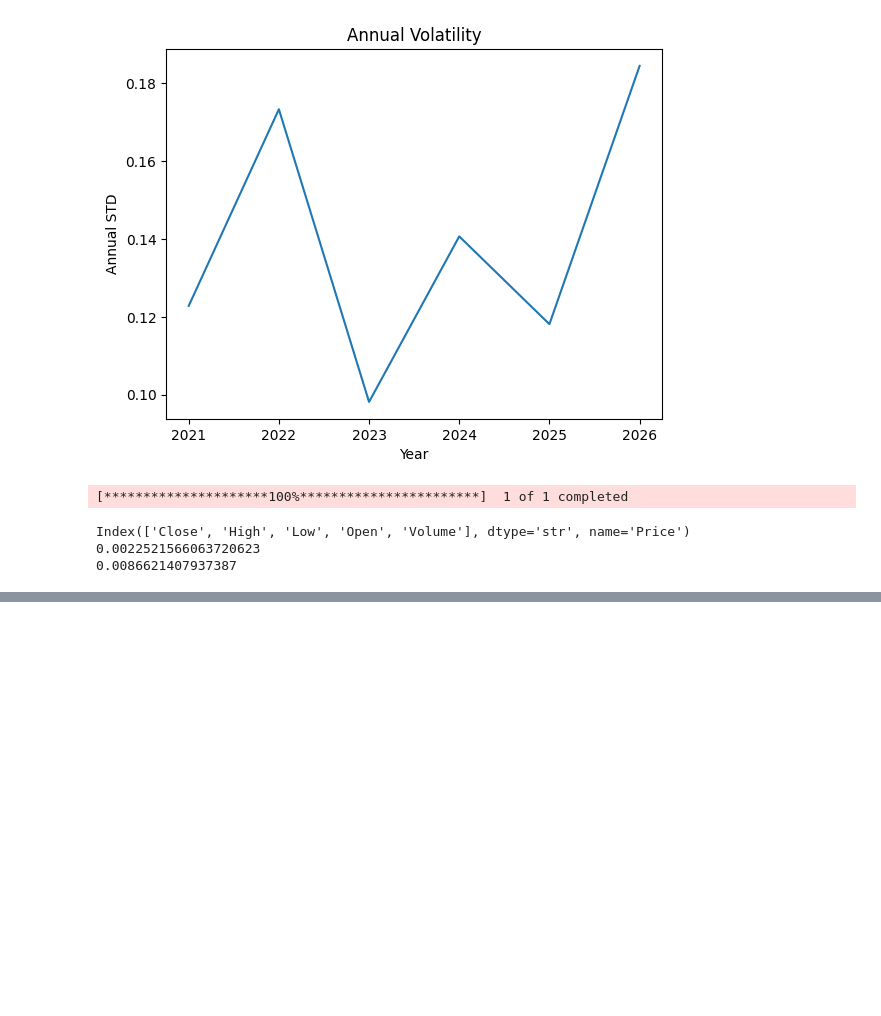
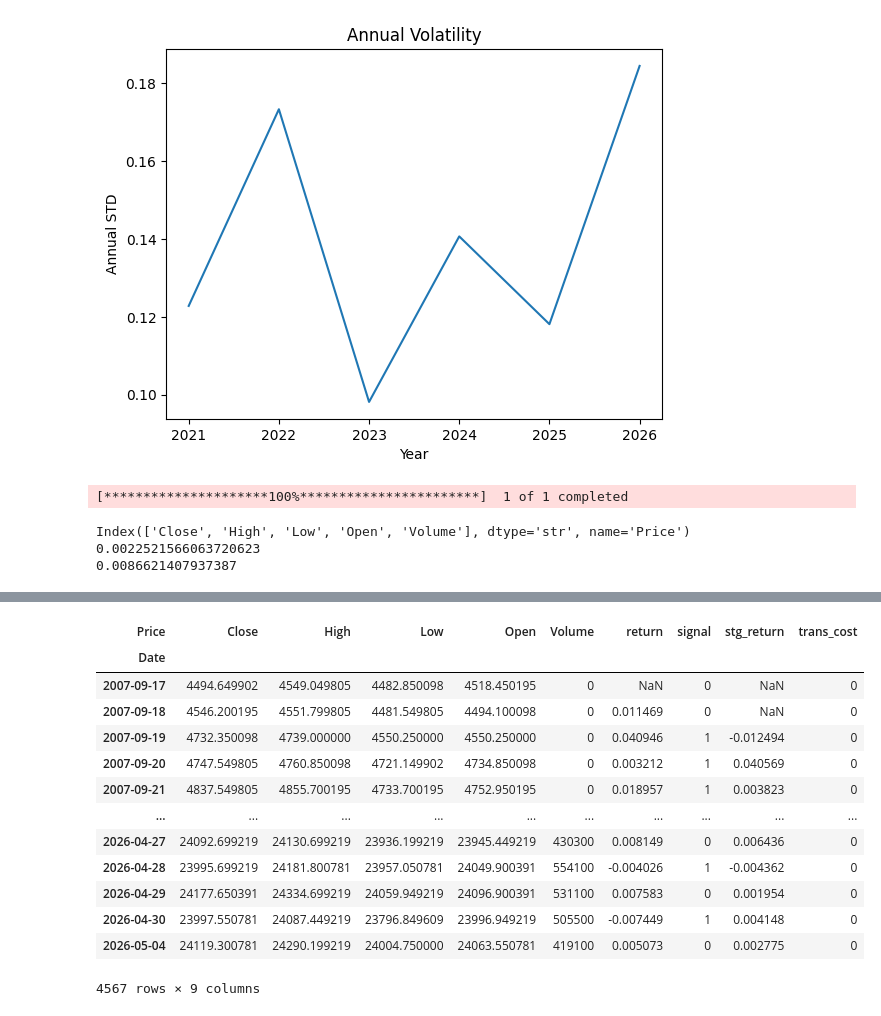
Before and after one commit to varungarg983/quant-trading-research, a Jupyter notebook: nifty_research.ipynb, the cells around one changed output, grey strips where cells are left out. Drawn from its saved outputs; the diff is of its cells as text; code cells hidden in the pictures; blank space fills up the shorter version.

```diff
--- a/nifty_research.ipynb
+++ b/nifty_research.ipynb
@@ -190,0 +215,23 @@ Per trade Cost Percent:  0.16%; Annual cost percent:  31.38%
+# %%
+for i in range(2,len(df)):
+    if df.iloc[i-1, 6] == 1:
+        df.iloc[i,7] = df.iloc[i,3]/df.iloc[i-1,3]-1
+    else:
+        df.iloc[i,7] = -(df.iloc[i,3]/df.iloc[i-1,3]-1)
+
+df
+# %% [output]
+| Price | Close | High | Low | Open | Volume | return | signal | stg_return | trans_cost |
+| Date |  |  |  |  |  |  |  |  |  |
+| 2007-09-17 | 4494.649902 | 4549.049805 | 4482.850098 | 4518.450195 | 0 | NaN | 0 | NaN | 0 |
+| 2007-09-18 | 4546.200195 | 4551.799805 | 4481.549805 | 4494.100098 | 0 | 0.011469 | 0 | NaN | 0 |
+| 2007-09-19 | 4732.350098 | 4739.000000 | 4550.250000 | 4550.250000 | 0 | 0.040946 | 1 | -0.012494 | 0 |
+| 2007-09-20 | 4747.549805 | 4760.850098 | 4721.149902 | 4734.850098 | 0 | 0.003212 | 1 | 0.040569 | 0 |
+| 2007-09-21 | 4837.549805 | 4855.700195 | 4733.700195 | 4752.950195 | 0 | 0.018957 | 1 | 0.003823 | 0 |
+| ... | ... | ... | ... | ... | ... | ... | ... | ... | ... |
+| 2026-04-27 | 24092.699219 | 24130.699219 | 23936.199219 | 23945.449219 | 430300 | 0.008149 | 0 | 0.006436 | 0 |
+| 2026-04-28 | 23995.699219 | 24181.800781 | 23957.050781 | 24049.900391 | 554100 | -0.004026 | 1 | -0.004362 | 0 |
+| 2026-04-29 | 24177.650391 | 24334.699219 | 24059.949219 | 24096.900391 | 531100 | 0.007583 | 0 | 0.001954 | 0 |
+| 2026-04-30 | 23997.550781 | 24087.449219 | 23796.849609 | 23996.949219 | 505500 | -0.007449 | 1 | 0.004148 | 0 |
+| 2026-05-04 | 24119.300781 | 24290.199219 | 24004.750000 | 24063.550781 | 419100 | 0.005073 | 0 | 0.002775 | 0 |
+4567 rows × 9 columns
```
Also changed, not shown: parts of 10 cells of this notebook, 2 other files.
